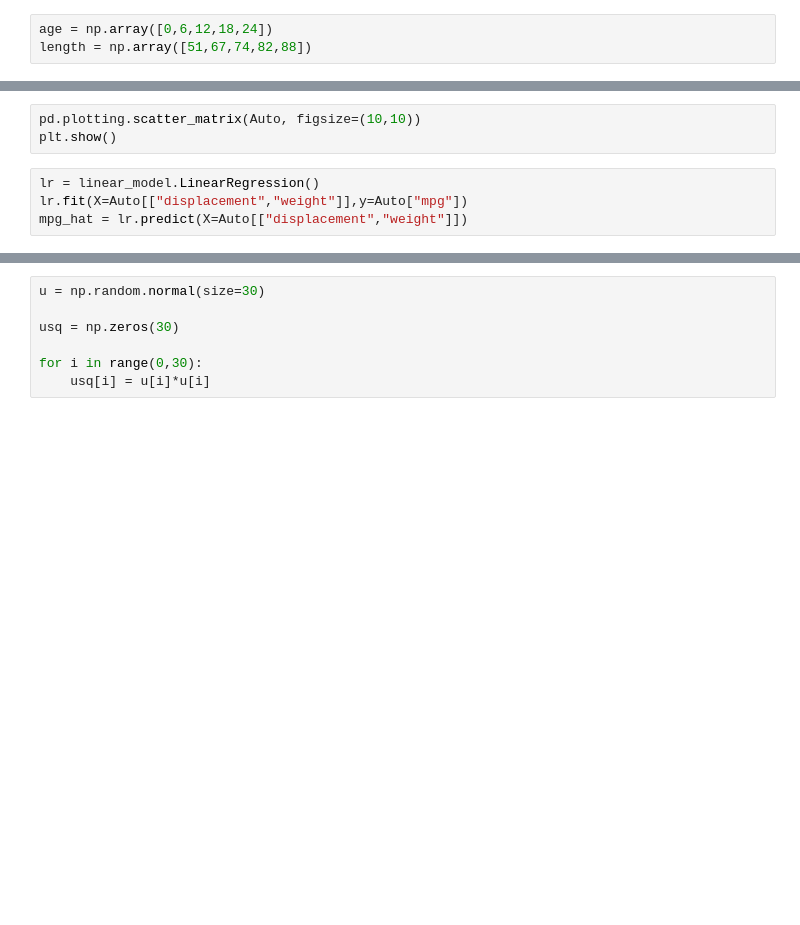
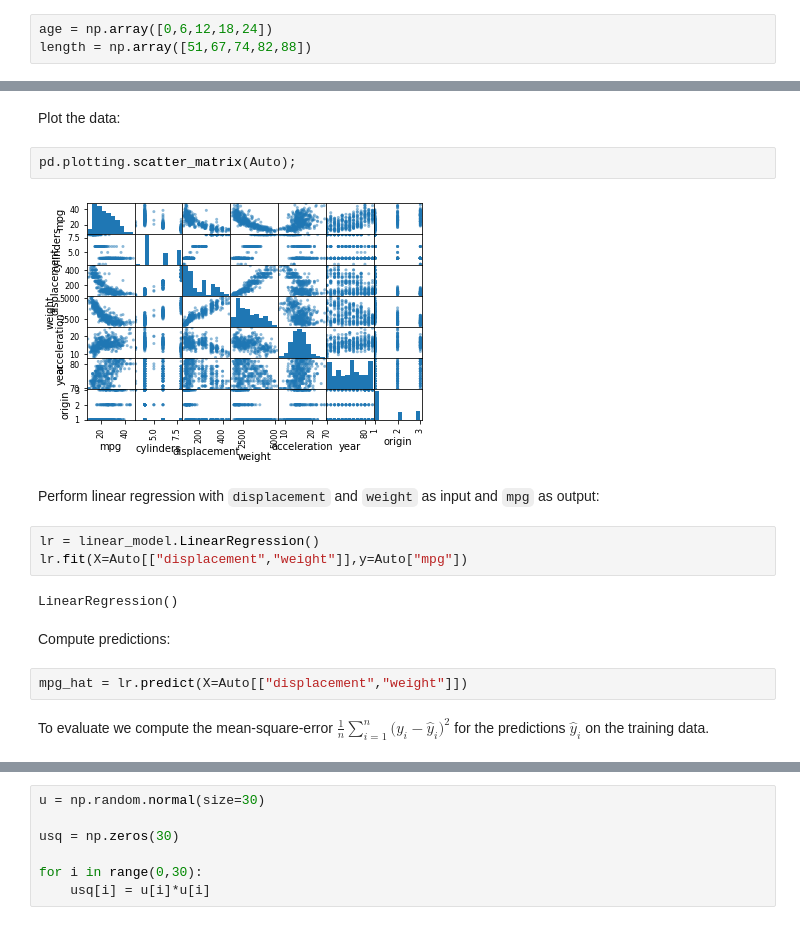
Before and after one commit to uu-sml/course-sml-public, a Jupyter notebook: lectures/pythonlecture.ipynb, the cells around one changed output, grey strips where cells are left out. Cells and saved outputs as stored; diff of their text form; blank space fills up the shorter version.

```diff
--- a/lectures/pythonlecture.ipynb
+++ b/lectures/pythonlecture.ipynb
@@ -120,8 +462,22 @@ Auto.describe()
+# %% [markdown]
+Plot the data:
 # %%
-pd.plotting.scatter_matrix(Auto, figsize=(10,10))
-plt.show()
+pd.plotting.scatter_matrix(Auto);
+# %% [output]
+[figure, added]
+# %% [markdown]
+Perform linear regression with `displacement` and `weight` as input and `mpg` as output:
 # %%
 lr = linear_model.LinearRegression()
 lr.fit(X=Auto[["displacement","weight"]],y=Auto["mpg"])
-mpg_hat = lr.predict(X=Auto[["displacement","weight"]])
+# %% [output]
+LinearRegression()
+# %% [markdown]
+Compute predictions:
+# %%
+mpg_hat = lr.predict(X=Auto[["displacement","weight"]])
+# %% [markdown]
+To evaluate we compute the mean-square-error
+$ \frac{1}{n}\sum_{i=1}^n \big(y_i-\widehat y_i\big)^2$
+for the predictions $\widehat y_i$ on the training data.
 # %%
```
Also changed, not shown: parts of 173 cells of this notebook.
